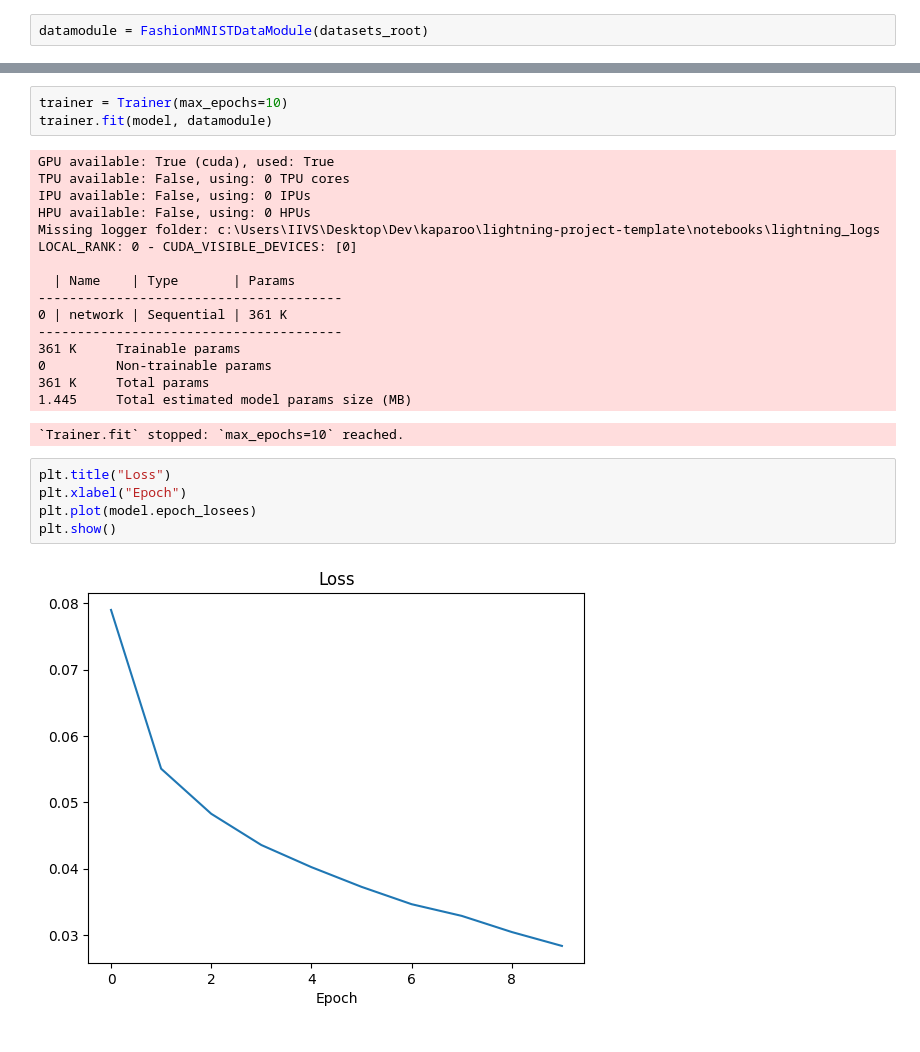
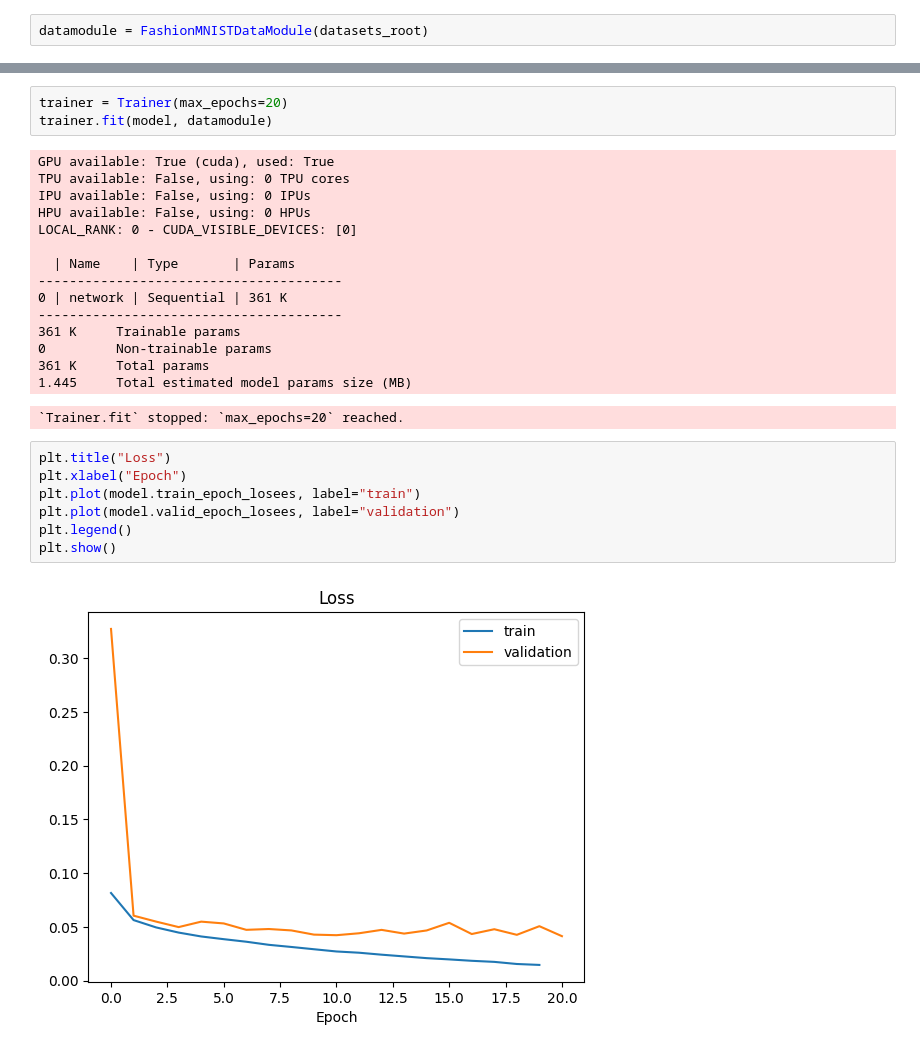
Before and after one commit to kaparoo/lightning-project-template, a Jupyter notebook: notebooks/dummy.ipynb, the cells around one changed output, grey strips where cells are left out. Saved outputs shown, nothing was run; the diff lists cells and outputs as text.

Commit message:
✨ Update jupyter notebook

```diff
--- a/notebooks/dummy.ipynb
+++ b/notebooks/dummy.ipynb
@@ -42,14 +45,13 @@ Params size (MB): 1.44
 Estimated Total Size (MB): 61.71
 ============================================================================================================================================
 # %%
-trainer = Trainer(max_epochs=10)
+trainer = Trainer(max_epochs=20)
 trainer.fit(model, datamodule)
 # %% [output]
 GPU available: True (cuda), used: True
 TPU available: False, using: 0 TPU cores
 IPU available: False, using: 0 IPUs
 HPU available: False, using: 0 HPUs
-Missing logger folder: c:\Users\IIVS\Desktop\Dev\kaparoo\lightning-project-template\notebooks\lightning_logs
 LOCAL_RANK: 0 - CUDA_VISIBLE_DEVICES: [0]
 
   | Name    | Type       | Params
@@ -60,11 +62,13 @@ LOCAL_RANK: 0 - CUDA_VISIBLE_DEVICES: [0]
 0         Non-trainable params
 361 K     Total params
 1.445     Total estimated model params size (MB)
-`Trainer.fit` stopped: `max_epochs=10` reached.
+`Trainer.fit` stopped: `max_epochs=20` reached.
 # %%
 plt.title("Loss")
 plt.xlabel("Epoch")
-plt.plot(model.epoch_losees)
+plt.plot(model.train_epoch_losees, label="train")
+plt.plot(model.valid_epoch_losees, label="validation")
+plt.legend()
 plt.show()
 # %% [output]
-[figure, old version]
+[figure, new version]
```
Also changed, not shown: parts of 2 cells of this notebook.
